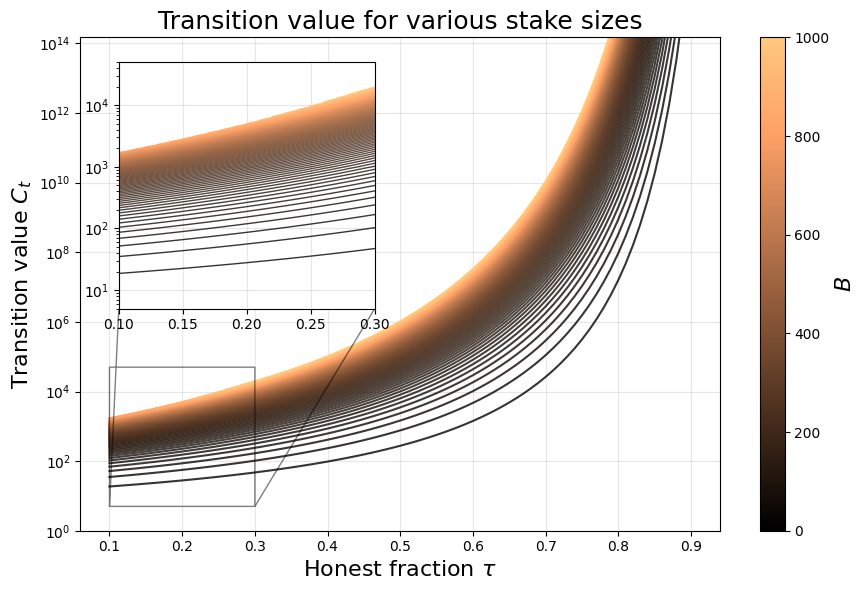
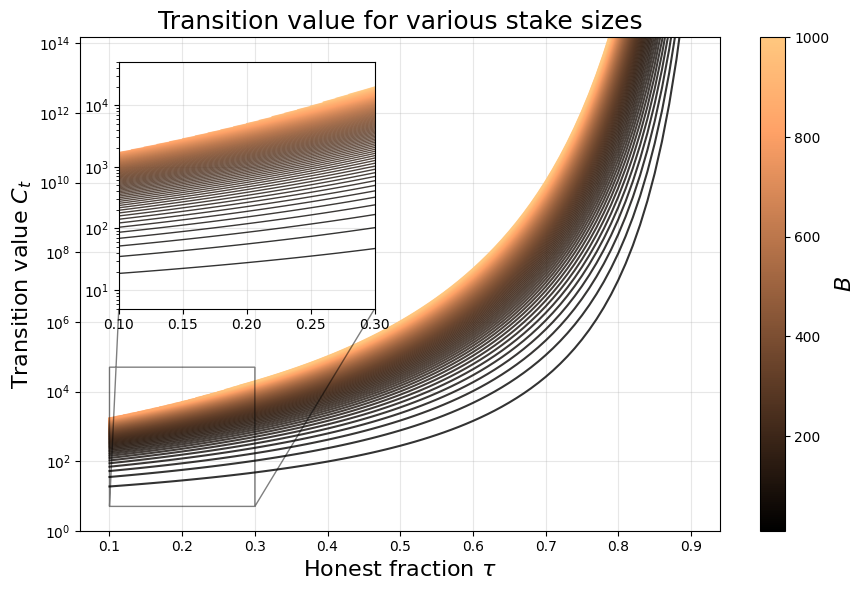
Unified diff of the notebook cell whose output changed from the first chart to the second:
--- before
+++ after
@@ -1,11 +1,12 @@
 f, ax = plt.subplots(figsize=(9, 6))
-B_range = np.arange(0, 1001, 10)
+B_range = np.arange(10, 1001, 10)
 cmap_copper = plt.cm.copper
 norm_B = mpl.colors.Normalize(vmin=B_range[0], vmax=B_range[-1])
+ax_inset = ax.inset_axes([0.06, 0.45, 0.4, 0.5])
 
 for B in B_range:
-    if B > 0:
-        c_stars = np.array([c_star_lambert_B(a, B) for a in alphas_sweep_fixed])
-        ax.plot(alphas_sweep_fixed, c_stars , color=cmap_copper(norm_B(B)), linewidth=1.5, alpha=0.8)
+    c_stars = np.array([c_star_lambert_B(a, B) for a in alphas_sweep_fixed])
+    ax.plot(alphas_sweep_fixed, c_stars , color=cmap_copper(norm_B(B)), linewidth=1.5, alpha=0.8)
+    ax_inset.plot(alphas_sweep_fixed, c_stars, color=cmap_copper(norm_B(B)), linewidth=1.0, alpha=0.8)
 
 ax.set_yscale('log')
@@ -20,10 +21,5 @@
 cbar = plt.colorbar(sm, ax=ax)
 cbar.set_label('$B$', size=16)
-
-ax_inset = ax.inset_axes([0.06, 0.45, 0.4, 0.5])
-for B in B_range:
-    if B > 0:
-        c_stars = np.array([c_star_lambert_B(a, B) for a in alphas_sweep_fixed])
-        ax_inset.plot(alphas_sweep_fixed, c_stars, color=cmap_copper(norm_B(B)), linewidth=1.0, alpha=0.8)
+       
 ax_inset.set_xlim(0.1, 0.3)
 ax_inset.set_ylim(5, int(5e4))

Commit: Add files via upload